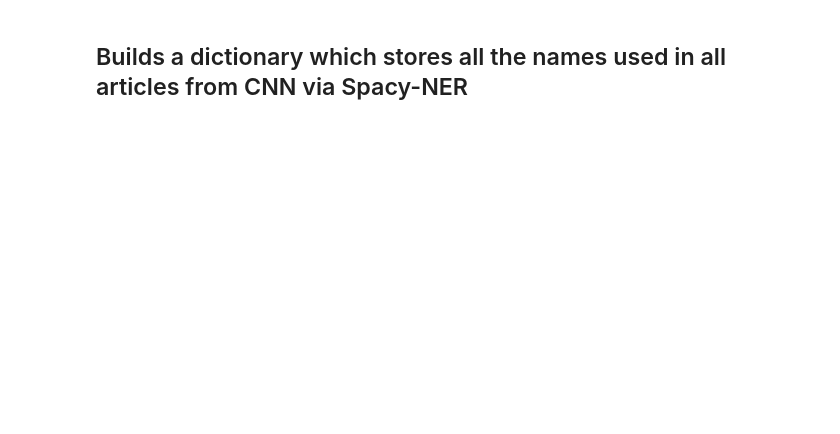
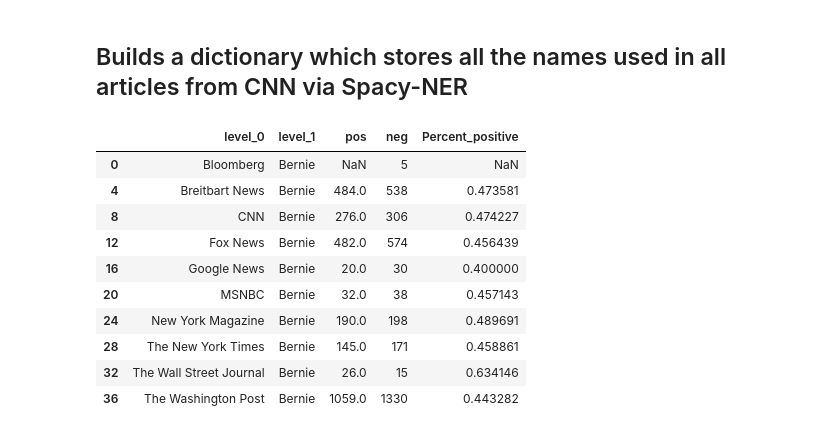
Before and after one commit to mburke65/Data_698_Final, a Jupyter notebook: code/naive_sent_analysis.ipynb, the cells around one changed output. Drawn from its saved outputs; the diff is of its cells as text; code cells hidden in the pictures; blank space fills up the shorter version.

```diff
--- a/code/naive_sent_analysis.ipynb
+++ b/code/naive_sent_analysis.ipynb
@@ -342,0 +371,14 @@ for i, x in enumerate(sources["CNN"]['tokenized_sents']):
+# %%
+newer_df[newer_df['level_1']== "Bernie"]
+# %% [output]
+|  | level_0 | level_1 | pos | neg | Percent_positive |
+| 0 | Bloomberg | Bernie | NaN | 5 | NaN |
+| 4 | Breitbart News | Bernie | 484.0 | 538 | 0.473581 |
+| 8 | CNN | Bernie | 276.0 | 306 | 0.474227 |
+| 12 | Fox News | Bernie | 482.0 | 574 | 0.456439 |
+| 16 | Google News | Bernie | 20.0 | 30 | 0.400000 |
+| 20 | MSNBC | Bernie | 32.0 | 38 | 0.457143 |
+| 24 | New York Magazine | Bernie | 190.0 | 198 | 0.489691 |
+| 28 | The New York Times | Bernie | 145.0 | 171 | 0.458861 |
+| 32 | The Wall Street Journal | Bernie | 26.0 | 15 | 0.634146 |
+| 36 | The Washington Post | Bernie | 1059.0 | 1330 | 0.443282 |
```
Also changed, not shown: parts of 17 cells of this notebook.
